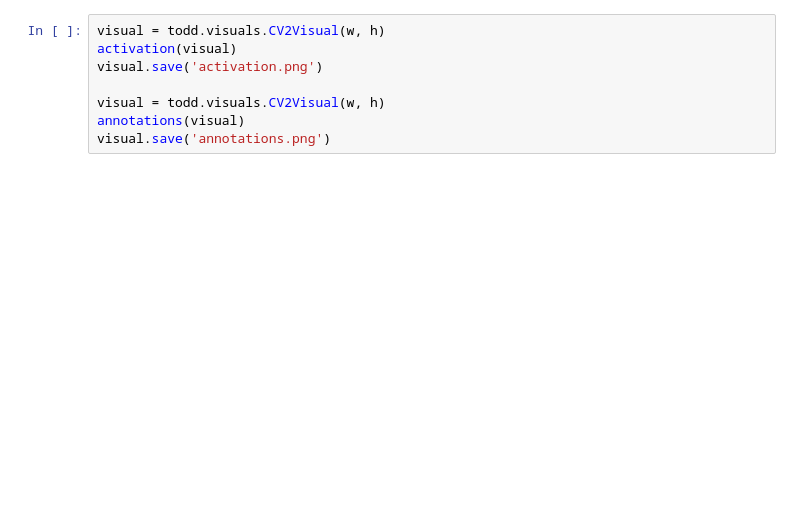
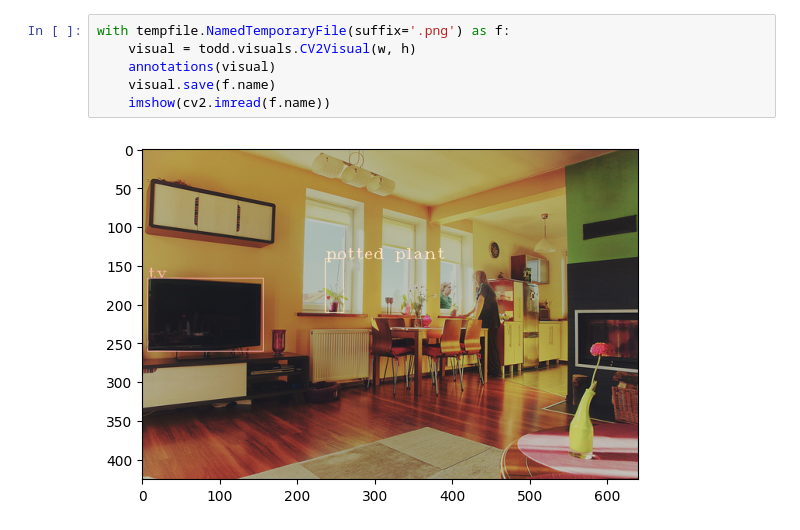
Before and after one commit to LutingWang/todd, a Jupyter notebook: tutorials/visuals.ipynb, the cells around one changed output. Saved outputs shown, nothing was run; the diff lists cells and outputs as text; blank space fills up the shorter version.

```diff
--- a/tutorials/visuals.ipynb
+++ b/tutorials/visuals.ipynb
@@ -59,8 +79,8 @@ visual.save('annotations.pptx')
 # %%
-visual = todd.visuals.CV2Visual(w, h)
-activation(visual)
-visual.save('activation.png')
-
-visual = todd.visuals.CV2Visual(w, h)
-annotations(visual)
-visual.save('annotations.png')
+with tempfile.NamedTemporaryFile(suffix='.png') as f:
+    visual = todd.visuals.CV2Visual(w, h)
+    annotations(visual)
+    visual.save(f.name)
+    imshow(cv2.imread(f.name))
+# %% [output]
+[figure, added]
```
Also changed, not shown: parts of 9 cells of this notebook, 6 other files.
